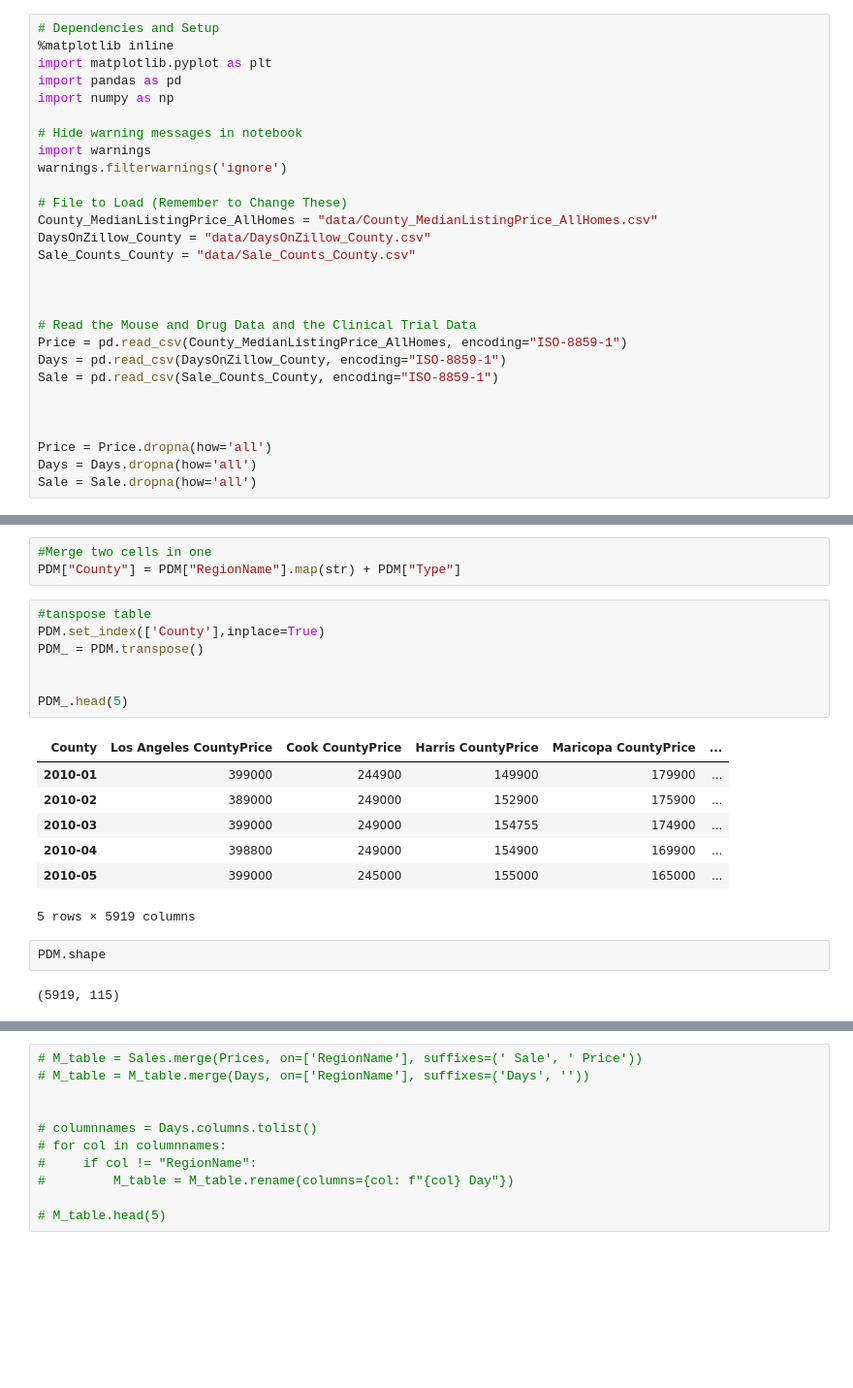
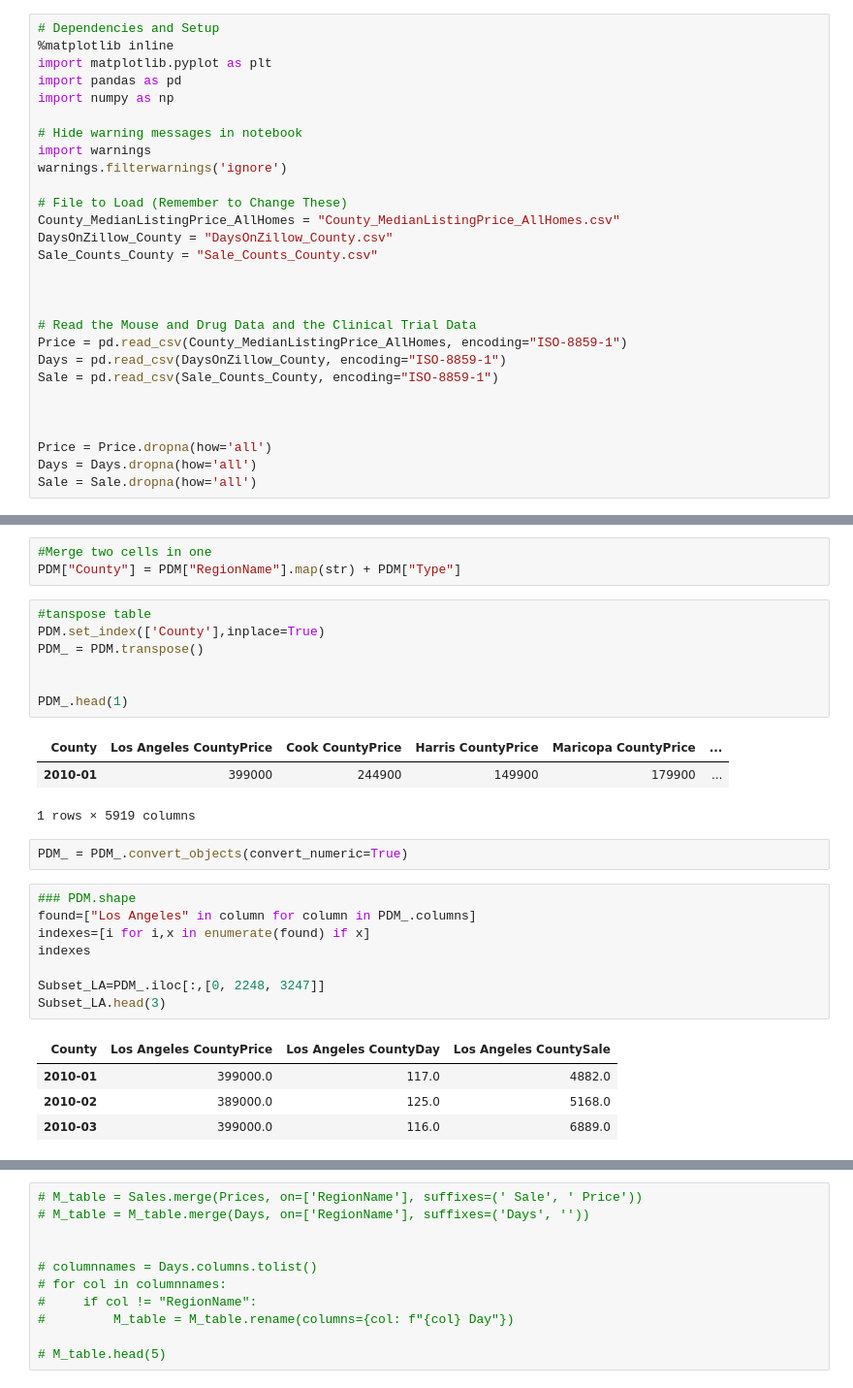
Before and after one commit to alexchao32/Project-1, a Jupyter notebook: Data.ipynb, the cells around one changed output, grey strips where cells are left out. Shown at 97% size. Cells and saved outputs as stored; diff of their text form; blank space fills up the shorter version.

```diff
--- a/Data.ipynb
+++ b/Data.ipynb
@@ -10,9 +10,9 @@ import warnings
 warnings.filterwarnings('ignore')
 
 # File to Load (Remember to Change These)
-County_MedianListingPrice_AllHomes = "data/County_MedianListingPrice_AllHomes.csv"
-DaysOnZillow_County = "data/DaysOnZillow_County.csv"
-Sale_Counts_County = "data/Sale_Counts_County.csv"
+County_MedianListingPrice_AllHomes = "County_MedianListingPrice_AllHomes.csv"
+DaysOnZillow_County = "DaysOnZillow_County.csv"
+Sale_Counts_County = "Sale_Counts_County.csv"
 
 
 
@@ -57,19 +57,26 @@ PDM["County"] = PDM["RegionName"].map(str) + PDM["Type"]
 # %%
 #tanspose table
 PDM.set_index(['County'],inplace=True)
 PDM_ = PDM.transpose()
 
 
-PDM_.head(5)
+PDM_.head(1)
 # %% [output]
 | County | Los Angeles CountyPrice | Cook CountyPrice | Harris CountyPrice | Maricopa CountyPrice | ... |
 | 2010-01 | 399000 | 244900 | 149900 | 179900 | ... |
-| 2010-02 | 389000 | 249000 | 152900 | 175900 | ... |
-| 2010-03 | 399000 | 249000 | 154755 | 174900 | ... |
-| 2010-04 | 398800 | 249000 | 154900 | 169900 | ... |
-| 2010-05 | 399000 | 245000 | 155000 | 165000 | ... |
-5 rows × 5919 columns
+1 rows × 5919 columns
-# %%
-PDM.shape
-# %% [output]
-(5919, 115)
+# %%
+PDM_ = PDM_.convert_objects(convert_numeric=True)
+# %%
+### PDM.shape
+found=["Los Angeles" in column for column in PDM_.columns]
+indexes=[i for i,x in enumerate(found) if x]
+indexes
+
+Subset_LA=PDM_.iloc[:,[0, 2248, 3247]]
+Subset_LA.head(3)
+# %% [output]
+| County | Los Angeles CountyPrice | Los Angeles CountyDay | Los Angeles CountySale |
+| 2010-01 | 399000.0 | 117.0 | 4882.0 |
+| 2010-02 | 389000.0 | 125.0 | 5168.0 |
+| 2010-03 | 399000.0 | 116.0 | 6889.0 |
```
Also changed, not shown: parts of 5 cells of this notebook, 4 other files.
